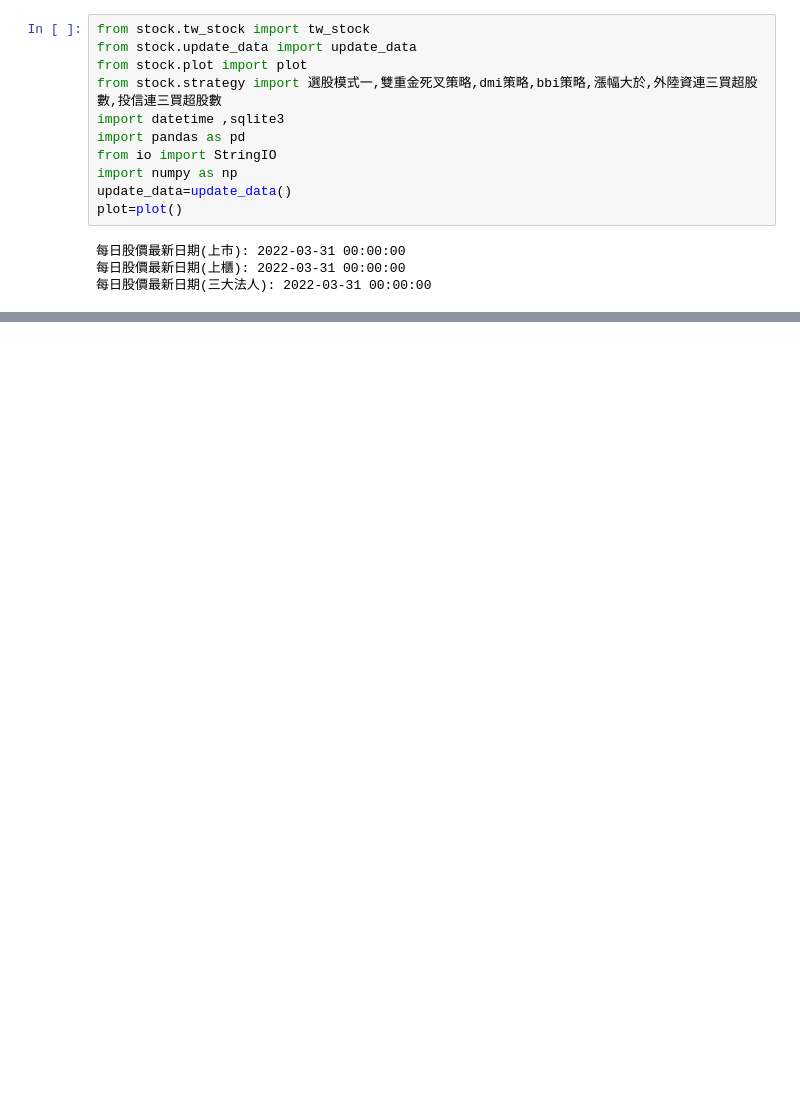
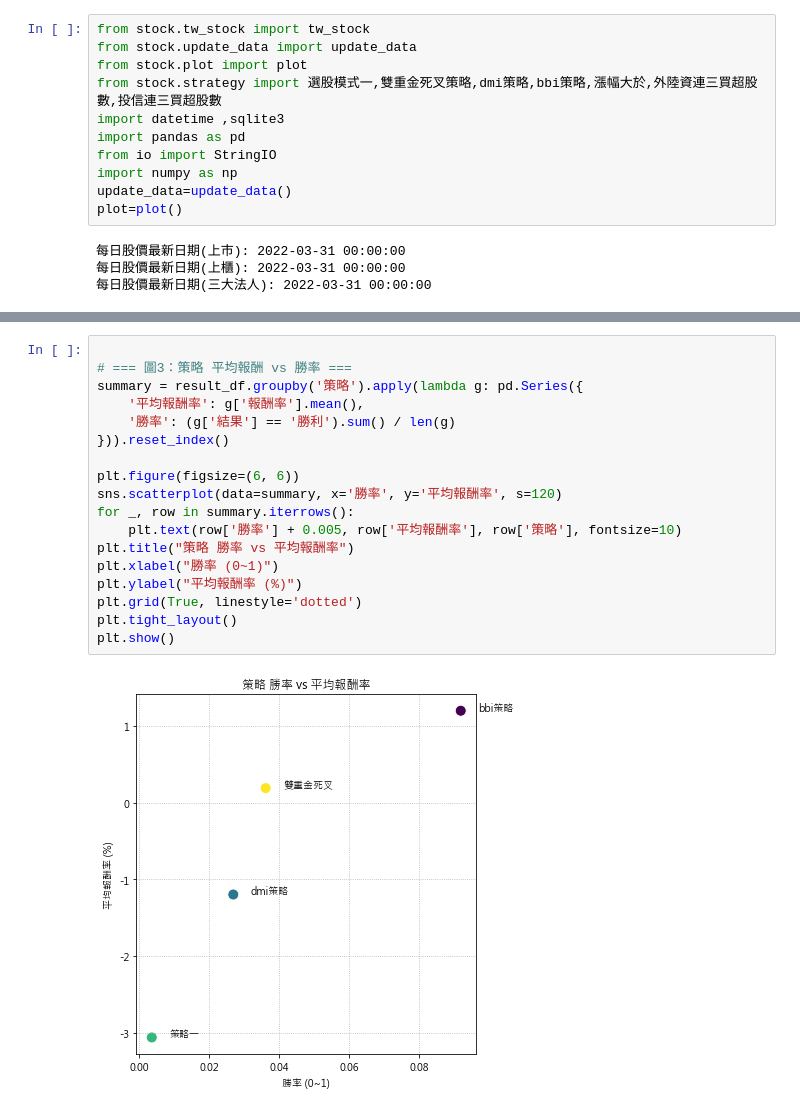
Before and after one commit to talen3031/tw_stock, a Jupyter notebook: backtest.ipynb, the cells around one changed output, grey strips where cells are left out. Drawn from its saved outputs; the diff is of its cells as text; blank space fills up the shorter version.

```diff
--- a/backtest.ipynb
+++ b/backtest.ipynb
@@ -44,0 +143,20 @@ TypeError: 'tw_stock' object is not callable
+# %%
+
+# === 圖3：策略 平均報酬 vs 勝率 ===
+summary = result_df.groupby('策略').apply(lambda g: pd.Series({
+    '平均報酬率': g['報酬率'].mean(),
+    '勝率': (g['結果'] == '勝利').sum() / len(g)
+})).reset_index()
+
+plt.figure(figsize=(6, 6))
+sns.scatterplot(data=summary, x='勝率', y='平均報酬率', s=120)
+for _, row in summary.iterrows():
+    plt.text(row['勝率'] + 0.005, row['平均報酬率'], row['策略'], fontsize=10)
+plt.title("策略 勝率 vs 平均報酬率")
+plt.xlabel("勝率 (0~1)")
+plt.ylabel("平均報酬率 (%)")
+plt.grid(True, linestyle='dotted')
+plt.tight_layout()
+plt.show()
+# %% [output]
+[figure, added]
```
Also changed, not shown: parts of 5 cells of this notebook, 11 other files.
